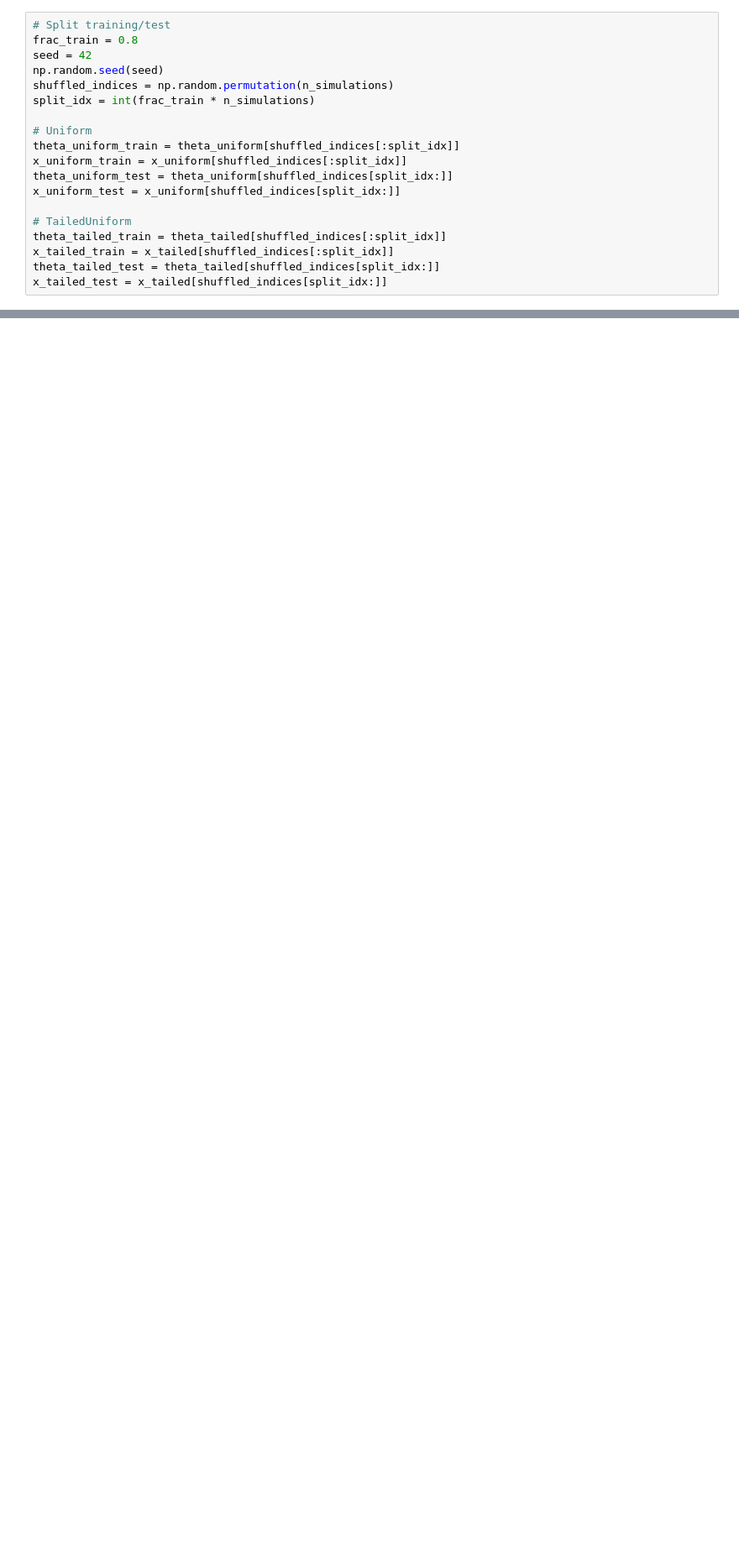
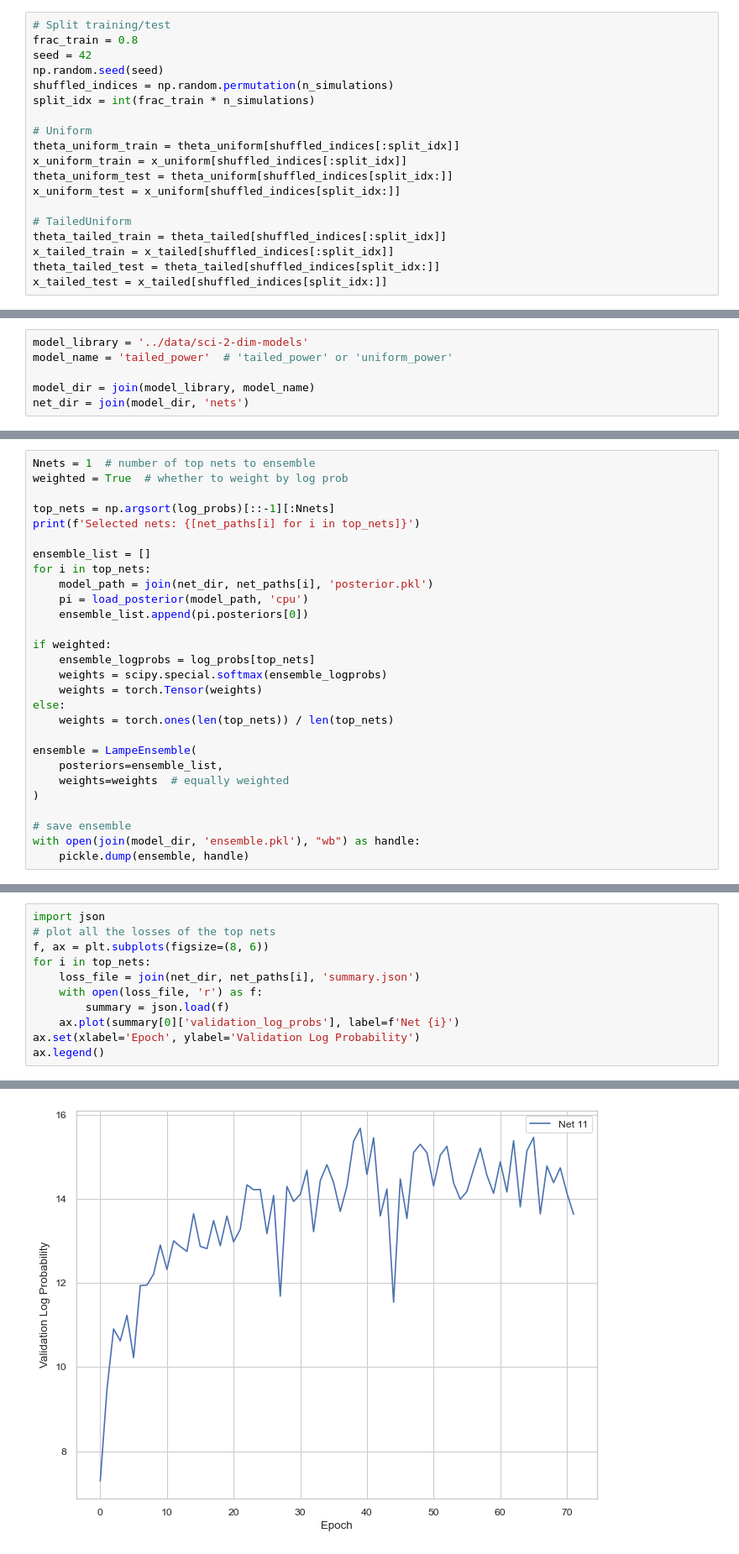
Before and after one commit to chaipattira/tailed-uniform-sbi, a Jupyter notebook: notebooks/sci-2-dim-optuna.ipynb, the cells around one changed output, grey strips where cells are left out. Shown at 84% size. Drawn from its saved outputs; the diff is of its cells as text; blank space fills up the shorter version.

Commit message:
getting validation working in the jupyter notebook

```diff
--- a/notebooks/sci-2-dim-optuna.ipynb
+++ b/notebooks/sci-2-dim-optuna.ipynb
@@ -375,0 +216,6 @@ Saved plot: sci-2-dim-figures/histogram.png
+# %%
+model_library = '../data/sci-2-dim-models'
+model_name = 'tailed_power'  # 'tailed_power' or 'uniform_power'
+
+model_dir = join(model_library, model_name)
+net_dir = join(model_dir, 'nets')
@@ -375,0 +252,28 @@ Saved plot: sci-2-dim-figures/histogram.png
+# %%
+Nnets = 1  # number of top nets to ensemble
+weighted = True  # whether to weight by log prob
+
+top_nets = np.argsort(log_probs)[::-1][:Nnets]
+print(f'Selected nets: {[net_paths[i] for i in top_nets]}')
+
+ensemble_list = []
+for i in top_nets:
+    model_path = join(net_dir, net_paths[i], 'posterior.pkl')
+    pi = load_posterior(model_path, 'cpu')
+    ensemble_list.append(pi.posteriors[0])
+
+if weighted:
+    ensemble_logprobs = log_probs[top_nets]
+    weights = scipy.special.softmax(ensemble_logprobs)
+    weights = torch.Tensor(weights)
+else:
+    weights = torch.ones(len(top_nets)) / len(top_nets)
+
+ensemble = LampeEnsemble(
+    posteriors=ensemble_list,
+    weights=weights  # equally weighted
+)
+
+# save ensemble
+with open(join(model_dir, 'ensemble.pkl'), "wb") as handle:
+    pickle.dump(ensemble, handle)
@@ -375,0 +283,12 @@ Saved plot: sci-2-dim-figures/histogram.png
+# %%
+import json
+# plot all the losses of the top nets
+f, ax = plt.subplots(figsize=(8, 6))
+for i in top_nets:
+    loss_file = join(net_dir, net_paths[i], 'summary.json')
+    with open(loss_file, 'r') as f:
+        summary = json.load(f)
+    ax.plot(summary[0]['validation_log_probs'], label=f'Net {i}')
+ax.set(xlabel='Epoch', ylabel='Validation Log Probability')
+ax.legend()
+# %% [output]
@@ -375,0 +296 @@ Saved plot: sci-2-dim-figures/histogram.png
+[figure, added]
```
Also changed, not shown: parts of 18 cells of this notebook, 2 other files.
